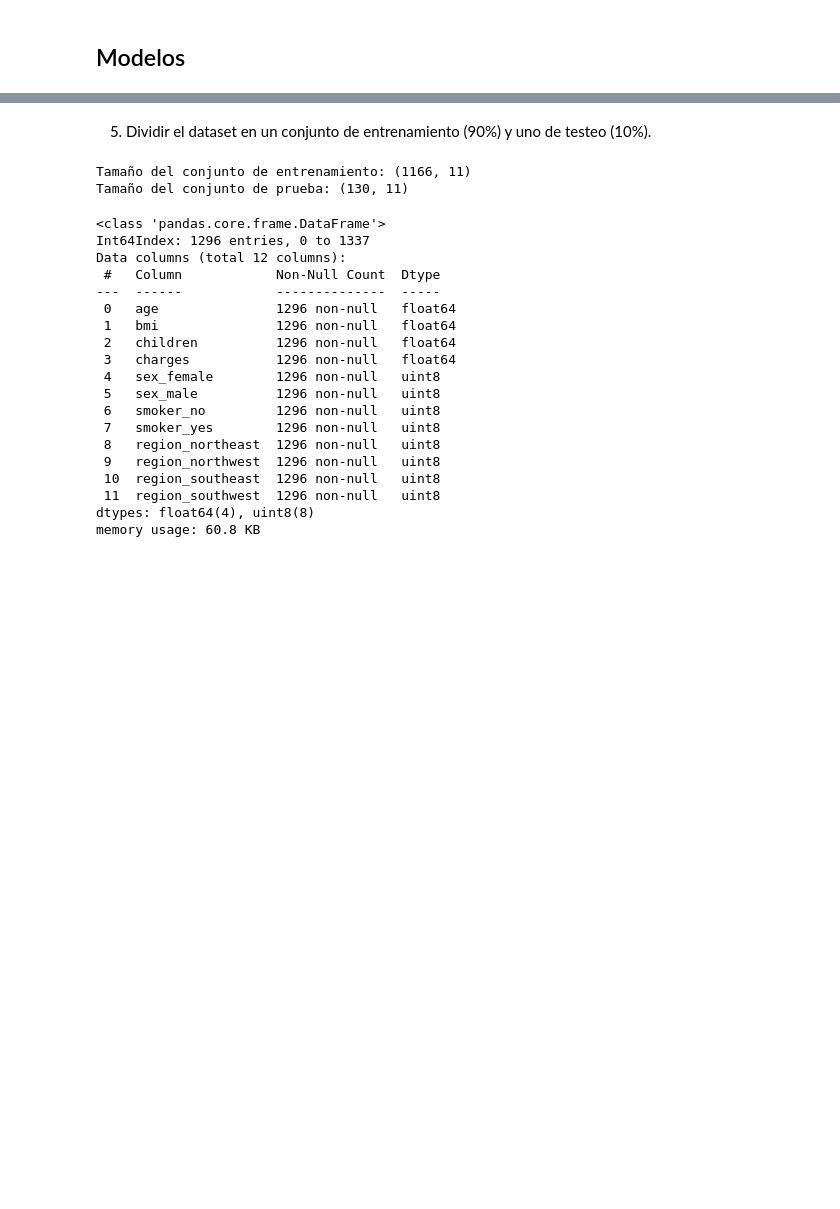
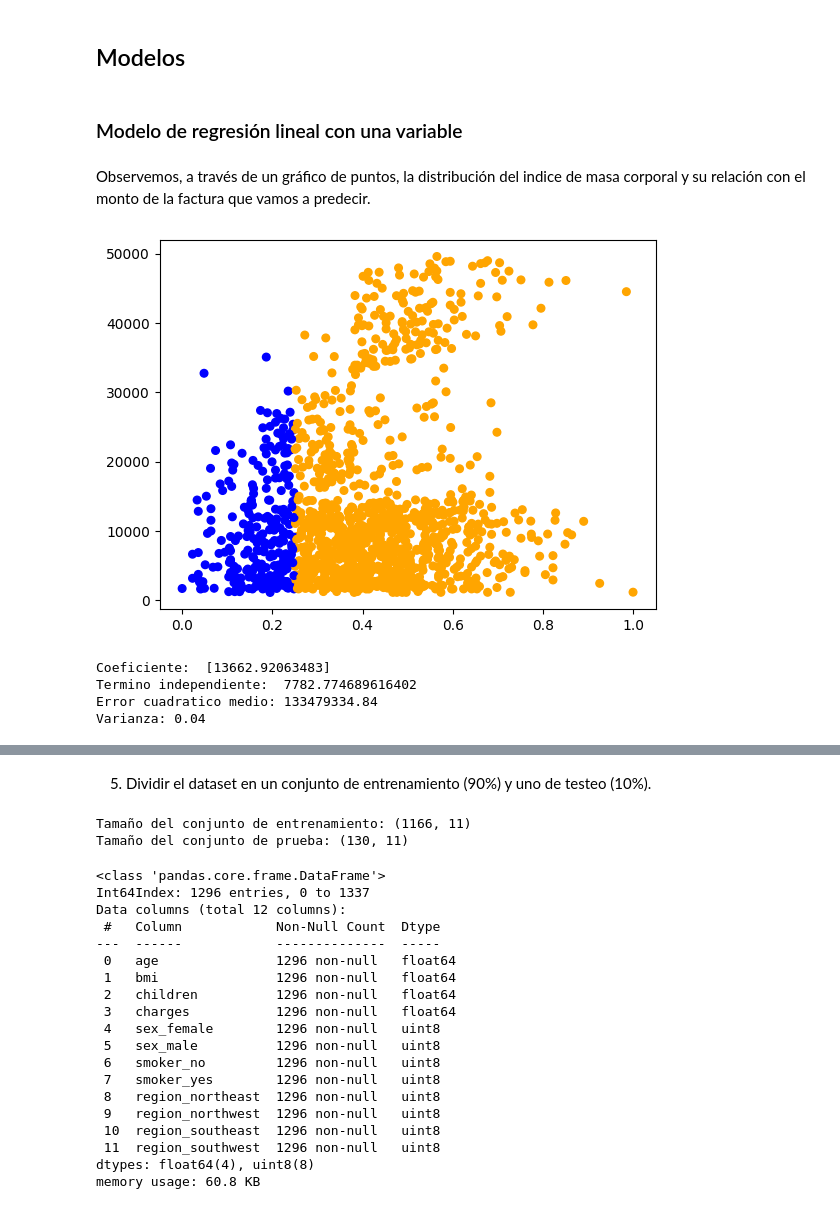
Before and after one commit to DanielIramain/aa-insurance, a Jupyter notebook: insurance_aa.ipynb, the cells around one changed output, grey strips where cells are left out. Cells and saved outputs as stored; diff of their text form; code cells hidden in the pictures; blank space fills up the shorter version.

```diff
--- a/insurance_aa.ipynb
+++ b/insurance_aa.ipynb
@@ -38,7 +38,7 @@ from sklearn.ensemble import RandomForestRegressor # Random forests para decisi
 from sklearn.model_selection import train_test_split, KFold # Para separar en train y test
 from sklearn.model_selection import cross_val_score # Para hacer cross-validation y evaluar el modelo
 # %%
-data = pd.read_csv('/content/drive/MyDrive/insurance_aa_2023.csv')
+data = pd.read_csv('/content/drive/MyDrive/Educacion/UNAHUR/01_Aprendizaje automatico/05_tpfinal/insurance_aa_2023.csv')
 # %%
 data
 # %% [output]
@@ -254,2 +276,55 @@ data.to_csv('data_estandarizada.csv')
 # %% [markdown]
 ## Modelos
+# %% [markdown]
+### Modelo de regresión lineal con una variable
+# %% [markdown]
+Observemos, a través de un gráfico de puntos, la distribución del indice de masa corporal y su relación con el monto de la factura que vamos a predecir.
+# %%
+#Vamos a diferenciar los puntos de BMI según si son superiores o inferiores a
+#0.25 (recordemos que esta escala está estandarizada)
+colores = ['orange', 'blue']
+tamanio = 30
+
+f1 = data['bmi'].values
+f2 = data['charges'].values
+
+asignar=[]
+for index, row in data.iterrows():
+    if(row['bmi']>0.25):
+        asignar.append(colores[0])
+    else:
+        asignar.append(colores[1])
+# %%
+plt.scatter(f1, f2, c=asignar, s=tamanio)
+plt.show()
+# %% [output]
+[figure, added]
+# %%
+###Debemos utilizar reshape sobre un array de una dimensión porque el método fit
+###requiere en su argumento que X_train esté en dos dimensiones
+X_data = np.array(data['bmi'])
+
+X_train = X_data.reshape(-1, 1)
+Y_train = data['charges']
+
+regr = LinearRegression()
+
+#Entrenamos (y transformamos) el modelo:
+regr.fit(X_train, Y_train)
+
+#Predecimos (2D):
+Y_pred = regr.predict(X_train)
+
+# Veamos los coeficienetes obtenidos. En nuestro caso serán la tangente
+print('Coeficiente: ', regr.coef_)
+# Este es el valor donde se corta el eje Y (en X=0)
+print('Termino independiente: ', regr.intercept_)
+# Error cuadratico medio
+print("Error cuadratico medio: %.2f" % mean_squared_error(Y_train, Y_pred))
+# Puntaje de varianza. El mejor puntaje es un 1.0
+print('Varianza: %.2f' % r2_score(Y_train, Y_pred))
+# %% [output]
+Coeficiente:  [13662.92063483]
+Termino independiente:  7782.774689616402
+Error cuadratico medio: 133479334.84
+Varianza: 0.04
```
Also changed, not shown: parts of 9 cells of this notebook.
